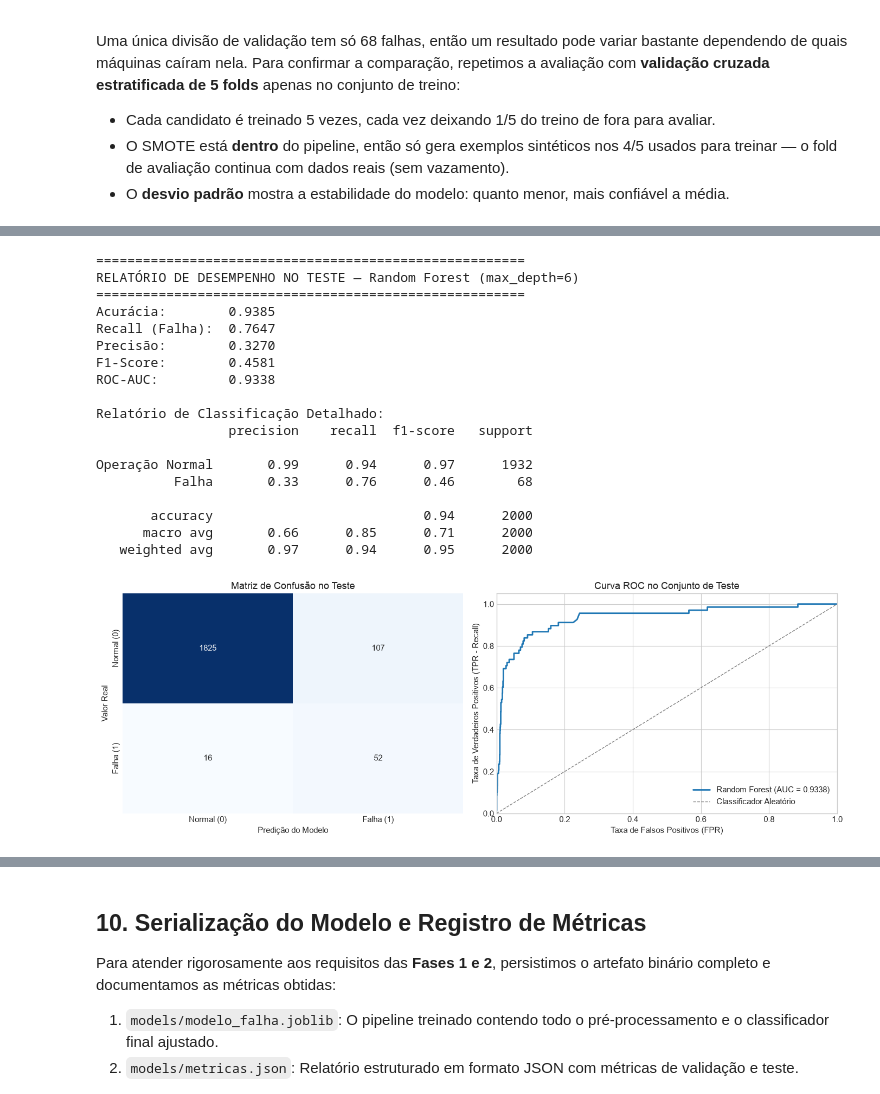
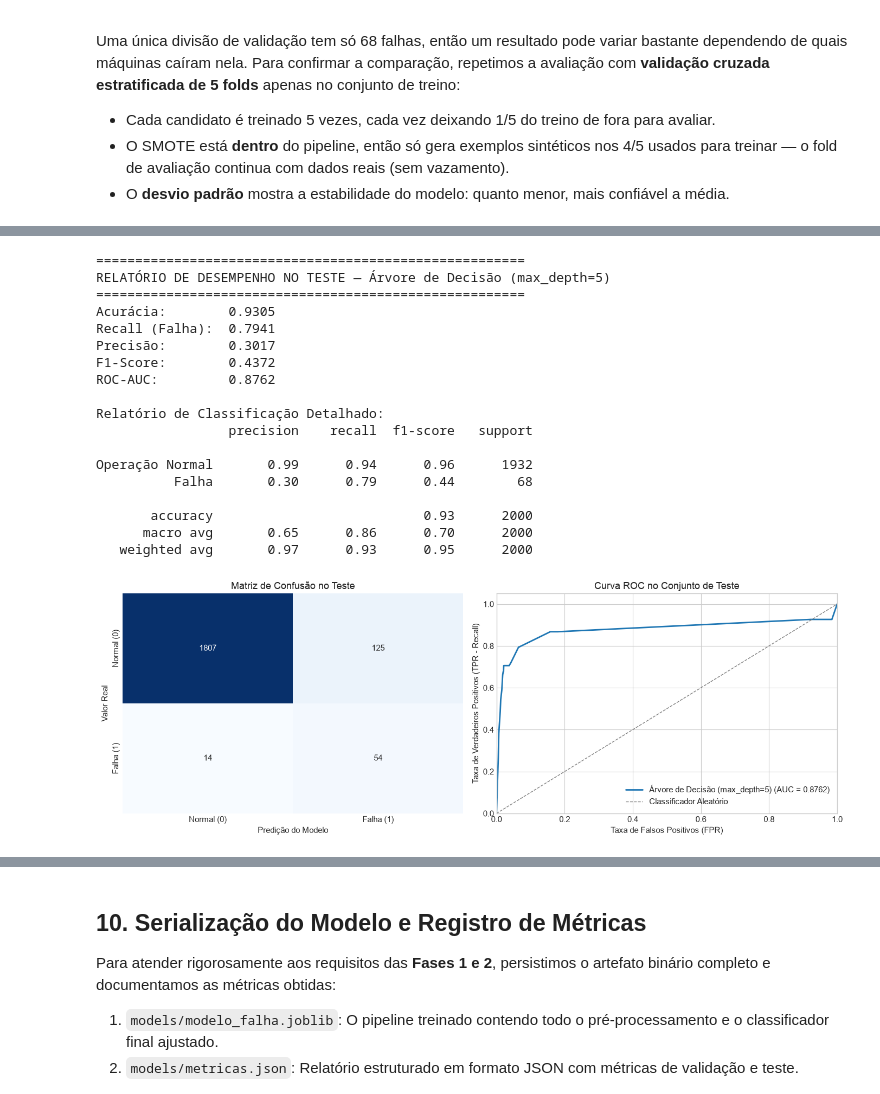
Before and after one commit to ffegegsgabad/api-preditiva-aplicada-a-industria-40, a Jupyter notebook: notebooks/treinamento_modelo.ipynb, the cells around one changed output, grey strips where cells are left out. Cells and saved outputs as stored; diff of their text form; code cells hidden in the pictures.

Commit message:
seleciona a arvore de decisao como modelo final e mostra importancia das variaveis

```diff
--- a/notebooks/treinamento_modelo.ipynb
+++ b/notebooks/treinamento_modelo.ipynb
@@ -344,5 +354,5 @@ Procedemos agora com a **avaliação final de integridade sobre o conjunto de te
 # %%
-modelo_vencedor_nome = "Random Forest (max_depth=6)"
+modelo_vencedor_nome = "Árvore de Decisão (max_depth=5)"
 pipeline_final = resultados_validacao[modelo_vencedor_nome]["pipeline"]
 
 # Avaliação estrita no conjunto de teste
@@ -378,43 +388,43 @@ sns.heatmap(
     cmap="Blues",
     cbar=False,
     ax=axes[0],
     xticklabels=["Normal (0)", "Falha (1)"],
     yticklabels=["Normal (0)", "Falha (1)"]
 )
 axes[0].set_title("Matriz de Confusão no Teste")
 axes[0].set_xlabel("Predição do Modelo")
 axes[0].set_ylabel("Valor Real")
 
 # Curva ROC
 fpr, tpr, _ = roc_curve(y_test, y_proba_test)
-axes[1].plot(fpr, tpr, color="#1f77b4", lw=2, label=f"Random Forest (AUC = {auc_test:.4f})")
+axes[1].plot(fpr, tpr, color="#1f77b4", lw=2, label=f"{modelo_vencedor_nome} (AUC = {auc_test:.4f})")
 axes[1].plot([0, 1], [0, 1], color="grey", lw=1, linestyle="--", label="Classificador Aleatório")
 axes[1].set_xlim([0.0, 1.0])
 axes[1].set_ylim([0.0, 1.05])
 axes[1].set_xlabel("Taxa de Falsos Positivos (FPR)")
 axes[1].set_ylabel("Taxa de Verdadeiros Positivos (TPR - Recall)")
 axes[1].set_title("Curva ROC no Conjunto de Teste")
 axes[1].legend(loc="lower right")
 
 plt.tight_layout()
 plt.show()
 # %% [output]
 =======================================================
-RELATÓRIO DE DESEMPENHO NO TESTE — Random Forest (max_depth=6)
+RELATÓRIO DE DESEMPENHO NO TESTE — Árvore de Decisão (max_depth=5)
 =======================================================
-Acurácia:        0.9385
-Recall (Falha):  0.7647
-Precisão:        0.3270
-F1-Score:        0.4581
-ROC-AUC:         0.9338
+Acurácia:        0.9305
+Recall (Falha):  0.7941
+Precisão:        0.3017
+F1-Score:        0.4372
+ROC-AUC:         0.8762
 
 Relatório de Classificação Detalhado:
                  precision    recall  f1-score   support
 
-Operação Normal       0.99      0.94      0.97      1932
-          Falha       0.33      0.76      0.46        68
+Operação Normal       0.99      0.94      0.96      1932
+          Falha       0.30      0.79      0.44        68
 
-       accuracy                           0.94      2000
-      macro avg       0.66      0.85      0.71      2000
-   weighted avg       0.97      0.94      0.95      2000
+       accuracy                           0.93      2000
+      macro avg       0.65      0.86      0.70      2000
+   weighted avg       0.97      0.93      0.95      2000
-[figure, old version]
+[figure, new version]
```
Also changed, not shown: parts of 6 cells of this notebook, 1 other file.
